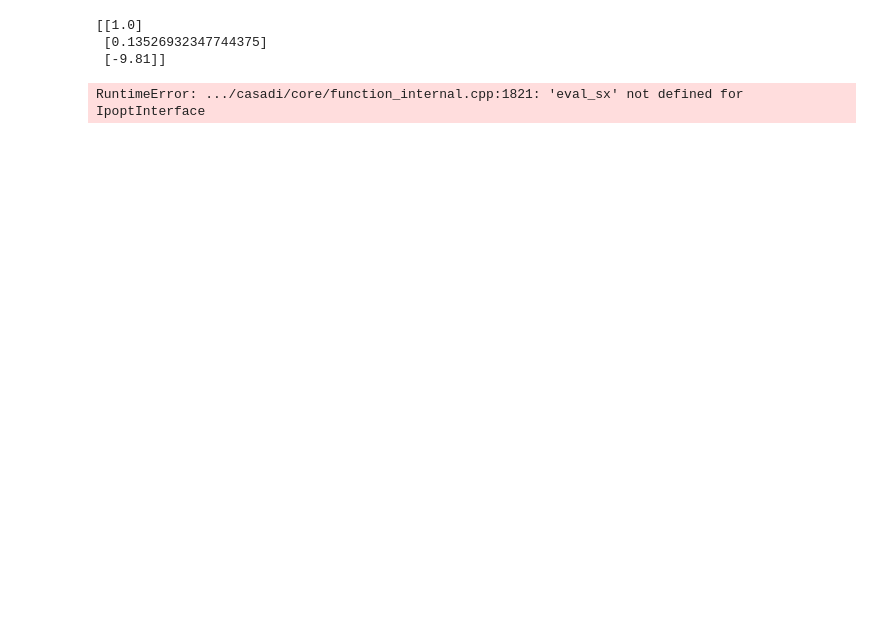
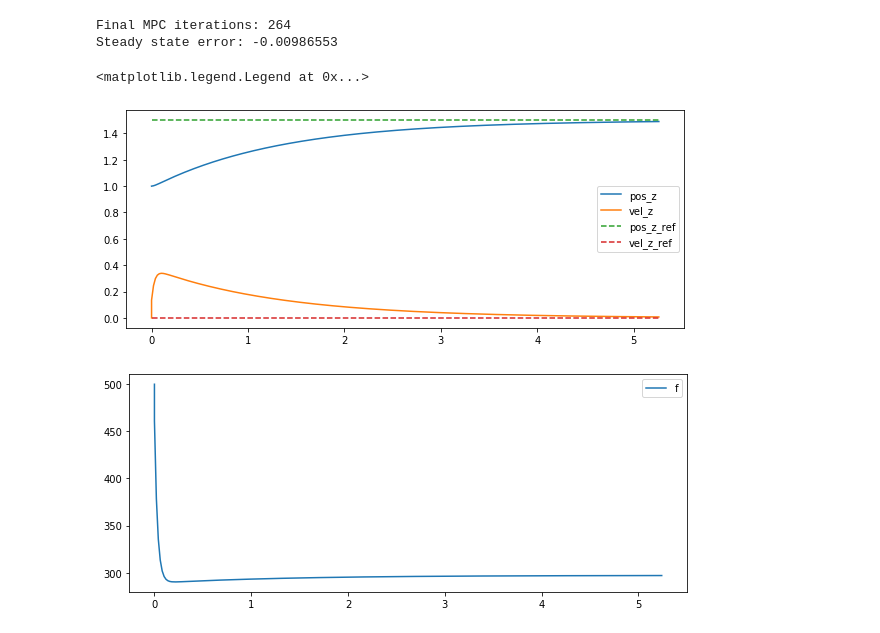
Before and after one commit to LouKordos/jupyter_notebooks, a Jupyter notebook: Temp-MPC tets.ipynb, the cells around one changed output. Saved outputs shown, nothing was run; the diff lists cells and outputs as text; code cells hidden in the pictures; blank space fills up the shorter version.

Commit message:
Fix bug where casadi wanted DM and not np.ndarray, adjust plotting, confirm working point mass MPC

```diff
--- a/Temp-MPC tets.ipynb
+++ b/Temp-MPC tets.ipynb
@@ -127,8 +128,11 @@ t_history = [t]
 # Initialization values for solver. These should be filled with at least a linear interpolation between initial and desired state to improve performance.
 # They are updated every iteration.
 
-U_t = np.zeros((m, N))
-X_t = np.tile(x_t, N+1)
+#U_t = np.zeros((m, N))
+#X_t = np.tile(x_t, N+1)
+
+U_t = DM.zeros((m, N))
+X_t = DM.zeros((n, N+1))
 
 simulation_time = 10 # [s]
 
@@ -144,12 +148,15 @@ for i in range(0, n * (N+1) + m * N): # TODO: Add state and input constraints
         ubx += [f_max]
 
 while (abs(x_t[0] - x_ref[0])) > 0.01 and t < simulation_time and True:
+    #print("Iteration:", iterations)
 
     x0_solver = vertcat(*[X_t.reshape((n * (N+1), 1)), U_t.reshape((m * N, 1))])
     sol = solver(x0=x0_solver, lbx=lbx, ubx=ubx, lbg=lbg, ubg=ubg, p=vertcat(*[x_t, x_ref]))
 
     X_t = sol['x'][0: n * (N+1)]
     U_t = sol['x'][n * (N+1):]
+    #print(type(U_t))
+    #print(type(X_t))
     #print("X_t:", X_t)
     #print("U_t:", U_t)
     #print(sol['x'].shape)
@@ -159,39 +166,49 @@ while (abs(x_t[0] - x_ref[0])) > 0.01 and t < simulation_time and True:
     optimal_control_history.append(U_t)
 
     x_t = A_d @ np.array(x_t).reshape(3,1) + B_d @ np.array(U_t[0]).reshape(1,1)
+    #print(type(x_t))
+    x_t_test = DM.zeros((3,1))
+    x_t_test[0] = x_t[0]
+    x_t_test[1] = x_t[1]
+    x_t_test[2] = x_t[2]
 
-    print(x_t)
+    #x_t = x_t_test
+
+    x_t = DM(x_t)
+
+    #print(x_t)
 
     state_history.append(x_t)
     control_history.append(U_t[0])
 
     #print("Distance to reference state:", x_t[0] - x_ref[0])
 
     t += dt
     iterations += 1
 
 print("Final MPC iterations:", iterations)
 print("Steady state error:", state_history[-1][0] - x_ref[0])
 
 
 plt.rcParams['figure.figsize'] = [10, 4]
 
 fig = plt.figure()
 ax = fig.add_subplot(111)
 
 ax.plot(t_history, [x[0] for x in state_history],label="pos_z")
 ax.plot(t_history, [x[1] for x in state_history],label="vel_z")
 ax.plot(t_history, np.ones(len(t_history)) * x_ref[0], label="pos_z_ref", linestyle='--')
 ax.plot(t_history, np.ones(len(t_history)) * x_ref[1], label="vel_z_ref", linestyle='--')
 plt.legend()
 
 fig = plt.figure()
 ax = fig.add_subplot(111)
 
 ax.plot(t_history[:-1], [x[0] for x in control_history], label="f")
 plt.legend()
 # %% [output]
-[[1.0]
- [0.13526932347744375]
- [-9.81]]
+Final MPC iterations: 264
+Steady state error: -0.00986553
-RuntimeError: .../casadi/core/function_internal.cpp:1821: 'eval_sx' not defined for IpoptInterface
+<matplotlib.legend.Legend at 0x...>
+[figure, added]
+[figure, added]
```
Also changed, not shown: parts of 2 cells of this notebook, 1 other file.
